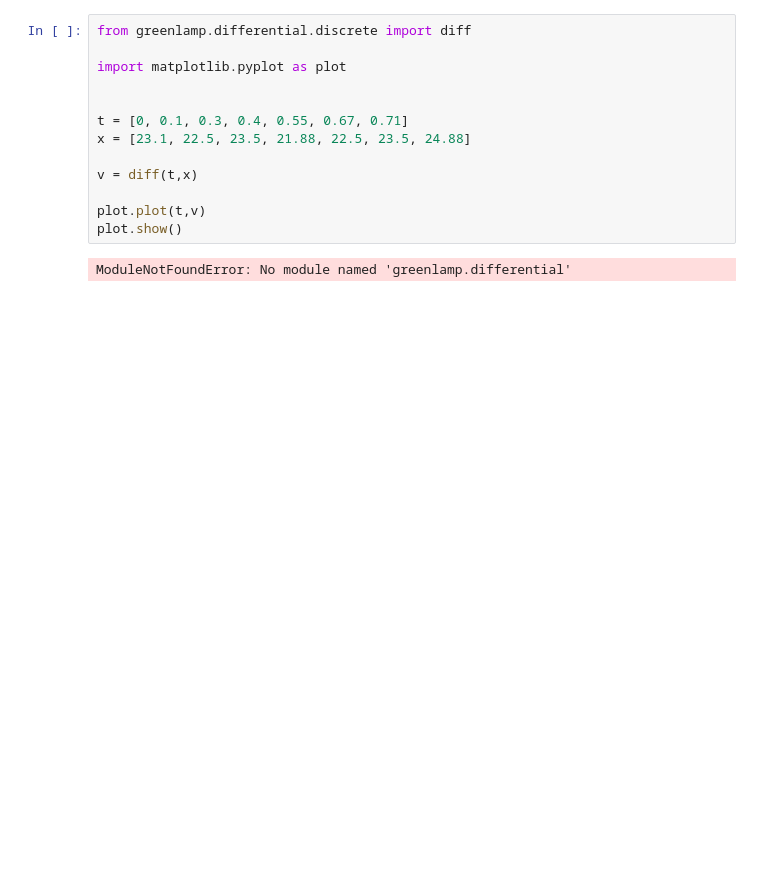
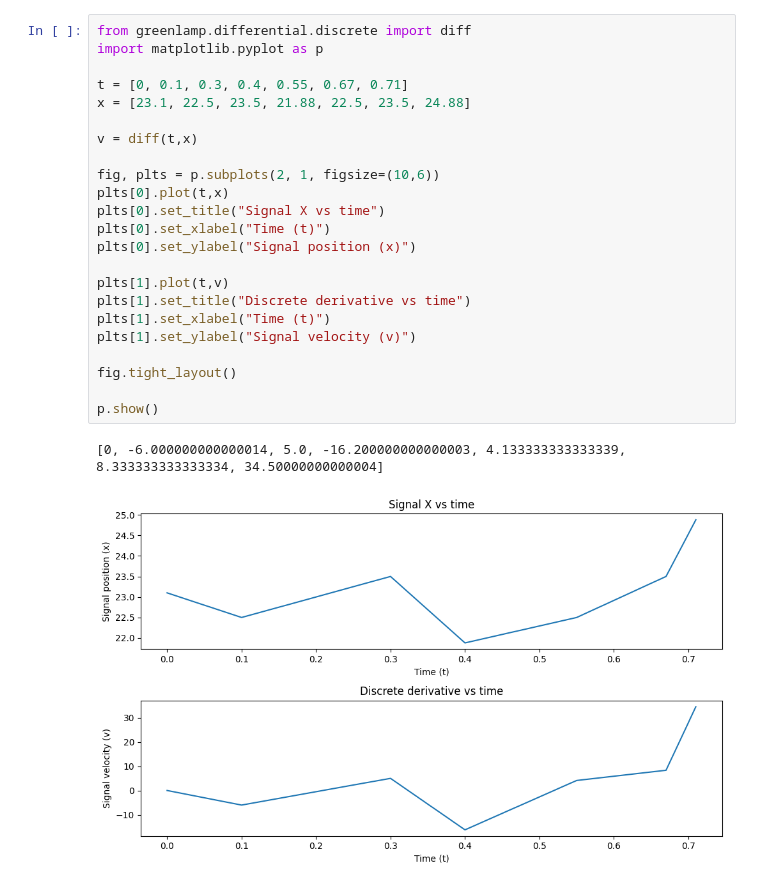
Before and after one commit to greenlampgh/hw00greenlamp, a Jupyter notebook: difftest/Untitled.ipynb, the cells around one changed output. Cells and saved outputs as stored; diff of their text form; blank space fills up the shorter version.

```diff
--- a/difftest/Untitled.ipynb
+++ b/difftest/Untitled.ipynb
@@ -1,15 +1,26 @@
 # %%
 from greenlamp.differential.discrete import diff
-
-import matplotlib.pyplot as plot
-
+import matplotlib.pyplot as p
 
 t = [0, 0.1, 0.3, 0.4, 0.55, 0.67, 0.71]
 x = [23.1, 22.5, 23.5, 21.88, 22.5, 23.5, 24.88]
 
 v = diff(t,x)
 
-plot.plot(t,v)
-plot.show()
+fig, plts = p.subplots(2, 1, figsize=(10,6))
+plts[0].plot(t,x)
+plts[0].set_title("Signal X vs time")
+plts[0].set_xlabel("Time (t)")
+plts[0].set_ylabel("Signal position (x)")
+
+plts[1].plot(t,v)
+plts[1].set_title("Discrete derivative vs time")
+plts[1].set_xlabel("Time (t)")
+plts[1].set_ylabel("Signal velocity (v)")
+
+fig.tight_layout()
+
+p.show()
 # %% [output]
-ModuleNotFoundError: No module named 'greenlamp.differential'
+[0, -6.000000000000014, 5.0, -16.200000000000003, 4.133333333333339, 8.333333333333334, 34.50000000000004]
+[figure, added]
```
Also changed, not shown: 58 other files.
